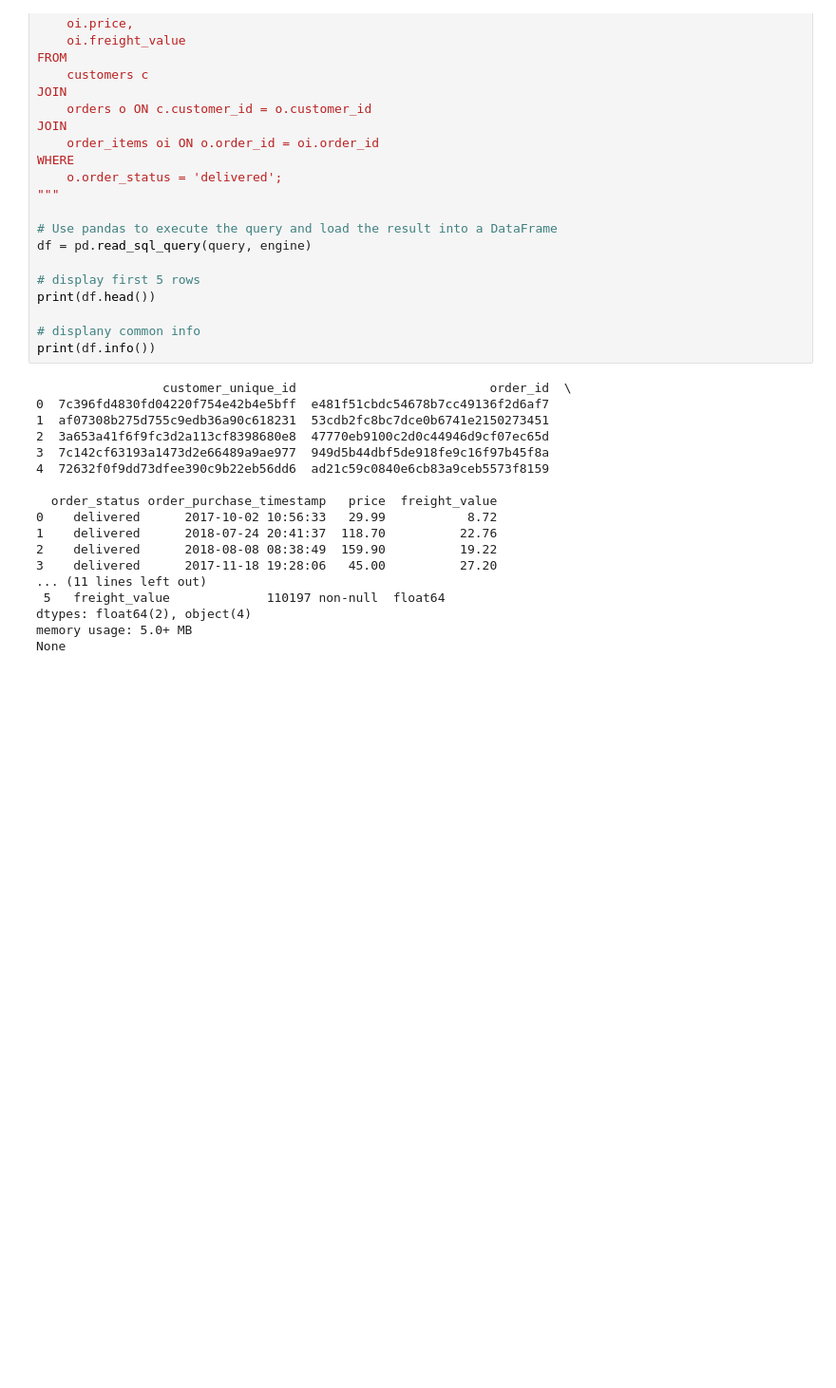
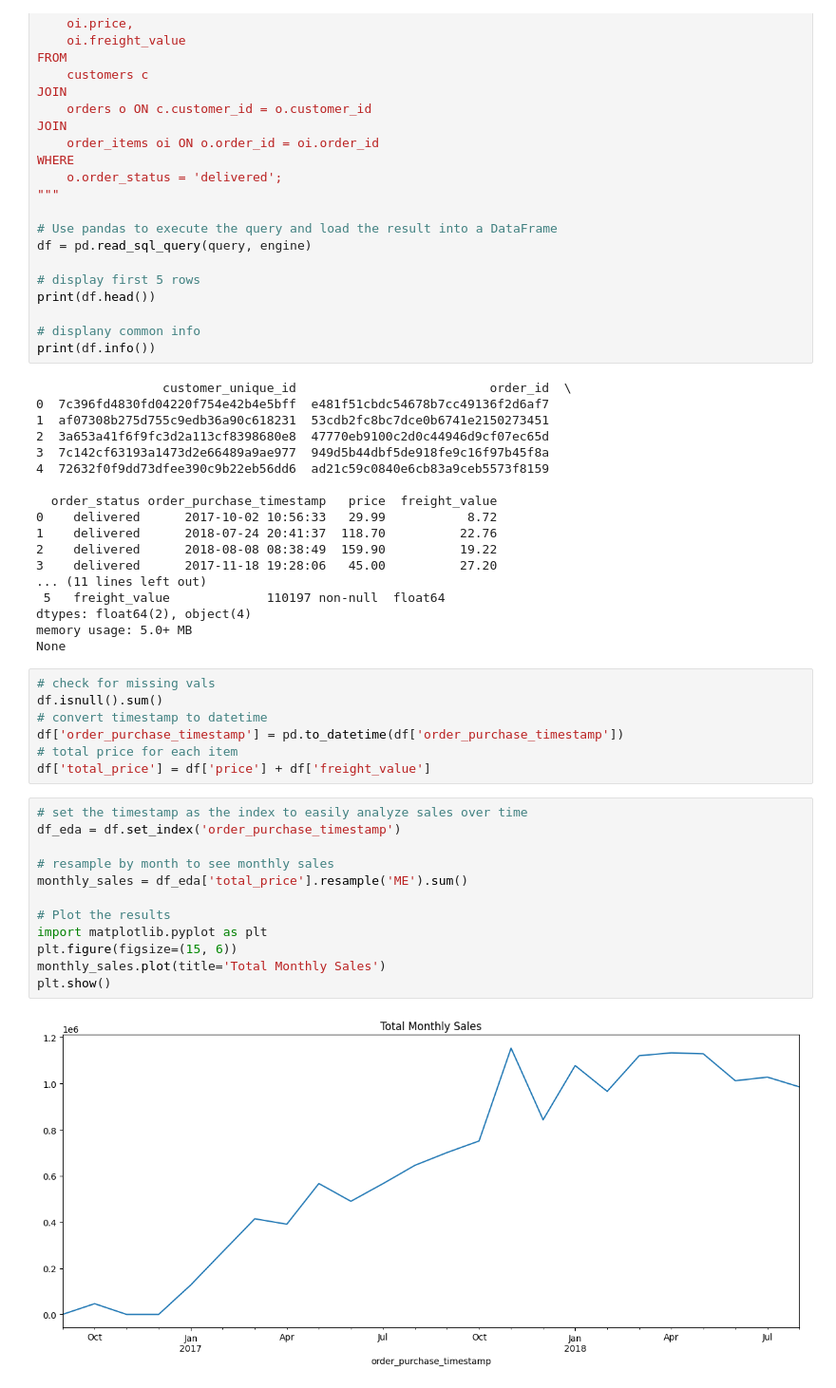
Before and after one commit to devonddunham/Ecommerce-Analysis, a Jupyter notebook: notebooks/ecommerce_analysis.ipynb, the cells around one changed output. Shown at 95% size. Drawn from its saved outputs; the diff is of its cells as text; blank space fills up the shorter version.

```diff
--- a/notebooks/ecommerce_analysis.ipynb
+++ b/notebooks/ecommerce_analysis.ipynb
@@ -51,3 +51,24 @@ print(df.info())
 dtypes: float64(2), object(4)
 memory usage: 5.0+ MB
 None
+# %%
+# check for missing vals
+df.isnull().sum()
+# convert timestamp to datetime
+df['order_purchase_timestamp'] = pd.to_datetime(df['order_purchase_timestamp'])
+# total price for each item
+df['total_price'] = df['price'] + df['freight_value']
+# %%
+# set the timestamp as the index to easily analyze sales over time
+df_eda = df.set_index('order_purchase_timestamp')
+
+# resample by month to see monthly sales
+monthly_sales = df_eda['total_price'].resample('ME').sum()
+
+# Plot the results
+import matplotlib.pyplot as plt
+plt.figure(figsize=(15, 6))
+monthly_sales.plot(title='Total Monthly Sales')
+plt.show()
+# %% [output]
+[figure, added]
```
Also changed, not shown: parts of 5 cells of this notebook.
